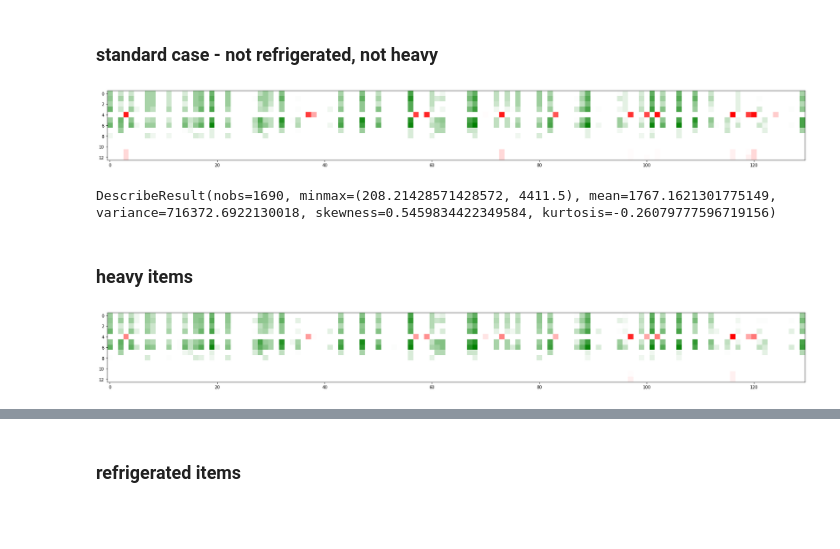
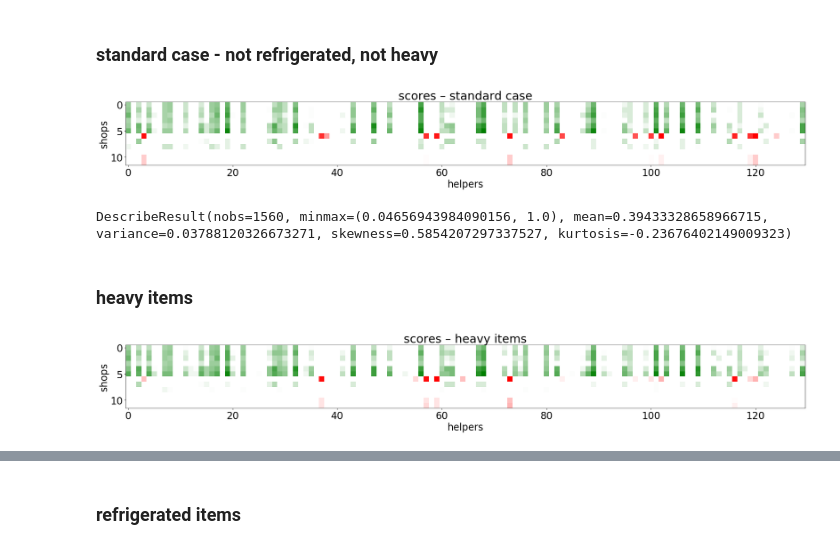
Before and after one commit to Funisher-code/Coursera_Capstone, a Jupyter notebook: notebook/POC_food_delivery_recommender_system.ipynb, the cells around one changed output, grey strips where cells are left out. Drawn from its saved outputs; the diff is of its cells as text; code cells hidden in the pictures; blank space fills up the shorter version.

```diff
--- a/notebook/POC_food_delivery_recommender_system.ipynb
+++ b/notebook/POC_food_delivery_recommender_system.ipynb
@@ -752,22 +807,23 @@ Warning: Tuning of the following parameters is based on educated guesses, not so
 def returnWeights (temperature, isRefrigerated=False, isHeavy=False):
 
     # array structure
-    # for weights[HtoS, StoC, StoC_T, CtoH, totDist]
-    w_standard = np.array([0, 3, 1, 0, 10]) # total distance gets weighted more and also StoC depending on a trolley more than other distances
+    # for weights[HtoS, StoC, StoC_T, CtoH, totDist] -> "_T" means that the helper has a trolley
+    w_standard = np.array([0, 0, 0, 0, 10]) # total distance gets optimized, rest omitted
 
-    if temperature>30: # StoC gets weighted more the hotter it is, if we have refrigerated items
-        w_refrigerated = np.array([0, 10, 8,  0, 0])
-    elif temperature>20:
-        w_refrigerated = np.array([0, 6, 4, 0, 0])
-    elif temperature>10:
-        w_refrigerated = np.array([0, 4, 3, 0, 0])
+    if temperature>30: # StoC gets weighted more the hotter it is (if we have refrigerated items),
+                       # for the helper having a trolley (with a thermos bag) helps a to keep the goods cold
+        w_refrigerated = np.array([0, 20, 10,  0, 0])
+    elif temperature>25:
+        w_refrigerated = np.array([0, 10, 5, 0, 0])
+    elif temperature>15:
+        w_refrigerated = np.array([0, 4, 2, 0, 0])
     else:
         w_refrigerated = np.array([0, 2, 1, 0, 0])
 
     # StoC gets weighted more for heavy items (3) and even more so if the helper has no trolley (8)
-    w_heavy = np.array([0, 8, 3, 0, 0])
+    w_heavy = np.array([0, 20, 10, 0, 0])
 
-    # calculate total weight
+    # calculate total weight by adding the subweights
     w_total = w_standard + isRefrigerated*w_refrigerated + isHeavy*w_heavy
 
     # calculate and return normalized weight matrix where all weights sum up to 1
@@ -891,3 +953,6 @@ def calcScores(HtoS, StoC, CtoH, totDist, weights, hTrolley):
+# %%
+def normPerfectToZero(array):
+    return array / array.max()
 # %% [markdown]
 Now we should be all set up.
 # %% [markdown]
@@ -897,19 +962,26 @@ There could be numerous other parameters applied, e.g. shop rating and so an. Bu
 # %% [markdown]
 ### standard case - not refrigerated, not heavy
 # %%
-standard_score = calcScores(HtoS, StoC, CtoH, totDist, standard_weights, hTrolley)
+standard_score = normPerfectToZero(calcScores(HtoS, StoC, CtoH, totDist, standard_weights, hTrolley))
+# %%
+# set font size of plot labels to 24 pt
+font = {'size'   : 24}
+plt.rc('font', **font)
 # %%
 # Heatmap of total distances for all shop and helper combinations
 # (green = lower score = better, red = high score = bad choice)
 plt.figure(figsize = (30,30))
 plt.imshow(standard_score, cmap=greenToRed)
+plt.title("scores – standard case")
+plt.xlabel('helpers')
+plt.ylabel('shops')
 plt.show()
 # %% [output]
-[figure, old version]
+[figure, new version]
 # %%
 stats.describe(standard_score,axis=None)
 # %% [output]
-DescribeResult(nobs=1690, minmax=(208.21428571428572, 4411.5), mean=1767.1621301775149, variance=716372.6922130018, skewness=0.5459834422349584, kurtosis=-0.26079777596719156)
+DescribeResult(nobs=1560, minmax=(0.04656943984090156, 1.0), mean=0.39433328658966715, variance=0.03788120326673271, skewness=0.5854207297337527, kurtosis=-0.23676402149009323)
 # %% [markdown]
 ### heavy items
 # %%
@@ -919,9 +991,12 @@ heavy_score = calcScores(HtoS, StoC, CtoH, totDist, heavy_weights, hTrolley)
 # (green = lower score = better, red = high score = bad choice)
 plt.figure(figsize = (30,30))
 plt.imshow(heavy_score, cmap=greenToRed)
+plt.title("scores – heavy items")
+plt.xlabel('helpers')
+plt.ylabel('shops')
 plt.show()
 # %% [output]
-[figure, old version]
+[figure, new version]
 # %%
 stats.describe(heavy_score,axis=None)
 # %% [output]
```
Also changed, not shown: parts of 133 cells of this notebook, 1 other file.
